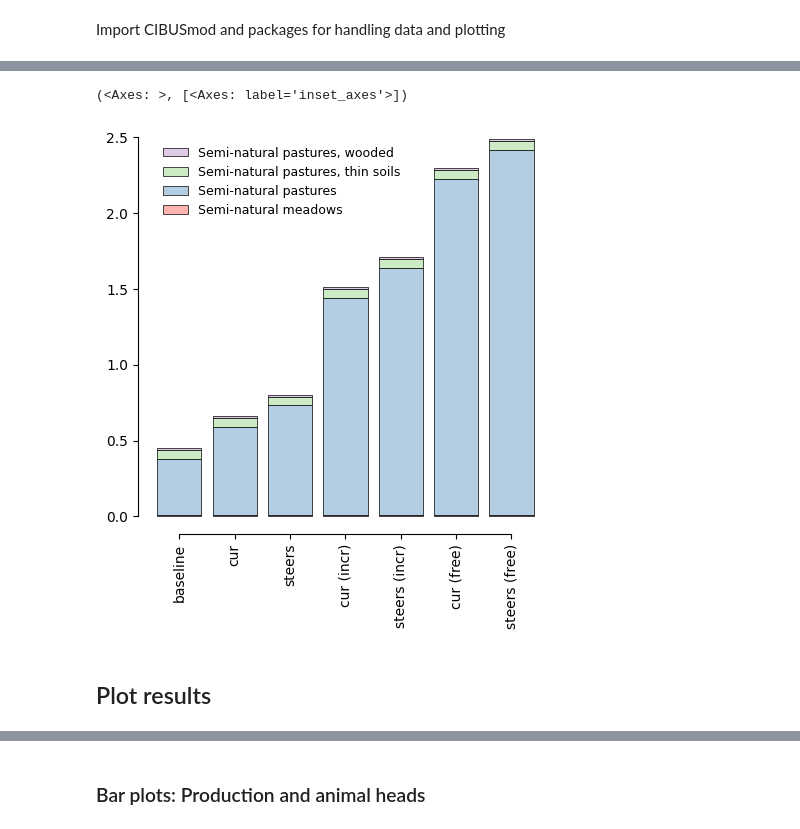
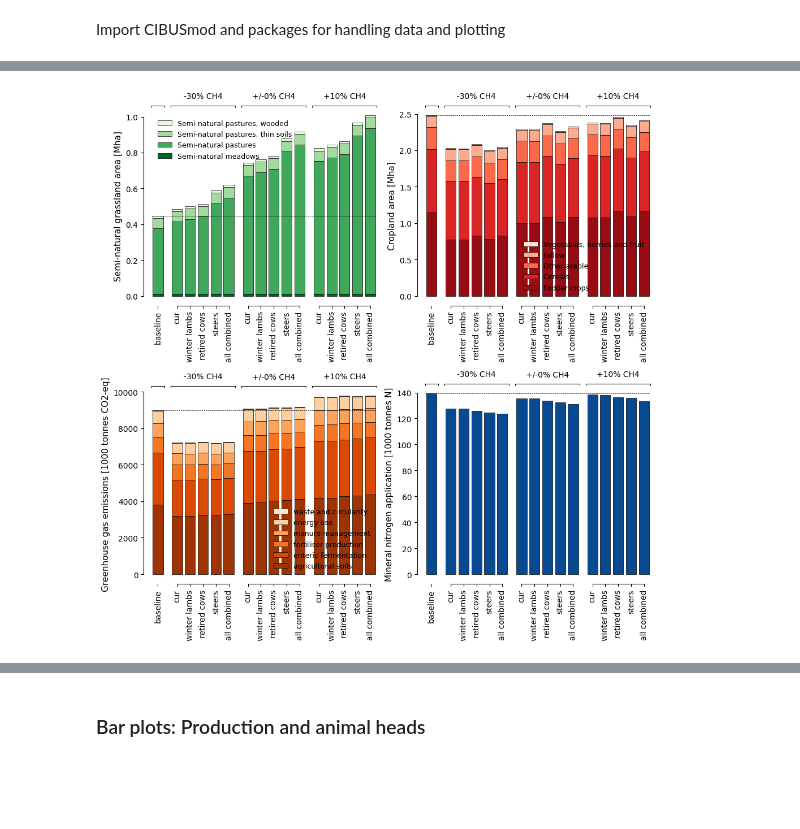
Before and after one commit to karlssonjo/seminatgrass, a Jupyter notebook: CIBUSmod_run.ipynb, the cells around one changed output, grey strips where cells are left out. Saved outputs shown, nothing was run; the diff lists cells and outputs as text; code cells hidden in the pictures; blank space fills up the shorter version.

```diff
--- a/CIBUSmod_run.ipynb
+++ b/CIBUSmod_run.ipynb
@@ -311,19 +137,72 @@ Name: semi-natural grasslands, dtype: float64
 # %%
-fig, ax = plt.subplots(figsize=(5,5))
+fig, axs = plt.subplots(2,2, figsize=(10,10))
+
+ax=axs[0,0]
 plot_data = (
     session.get_attr('c','area',{'crop':['land_use',None]})
-    .droplevel('year')
     .loc[:,'semi-natural grasslands']
+    .rename(rename_years)
+)/1000000
+sort = plot_data.sum(axis=1).sort_values().index
+
+cm.plot.bar(
+    plot_data.loc[sort],
+    ax=ax,
+    group_levels='year',
+    sort_xlabels=False,
+    sort_groups=False,
+    cmap='Greens',
+    ylabel='Semi-natural grassland area [Mha]'
+)
+ax.axhline(plot_data.loc[('baseline','')].sum(), c='black', linewidth=0.5, linestyle='--')
+
+ax = axs[0,1]
+plot_data = (
+    session.get_attr('c','area',{'crop':['land_use','crop_group2']})
+    .loc[:,'cropland']
+    .rename(rename_years)
 )/1000000
 cm.plot.bar(
-    plot_data,
+    plot_data.loc[sort],
     ax=ax,
-    sort_xlabels=False,
-    sort_groups=False,
-    cmap='Pastel1'
+    sort_categories=True,
+    group_levels='year',
+    cmap='Reds',
+    ylabel='Cropland area [Mha]'
 )
+ax.axhline(plot_data.loc[('baseline','')].sum(), c='black', linewidth=0.5, linestyle='--')
+
+
+ax = axs[1,0]
+plot_data = (
+    cm.get_GHG(session, CO2eq = True)
+    .T.groupby('process').sum().T
+    .rename(rename_years)
+)/1000000
+cm.plot.bar(
+    plot_data.loc[sort],
+    ax=ax,
+    sort_categories=True,
+    group_levels='year',
+    cmap='Oranges',
+    ylabel='Greenhouse gas emissions [1000 tonnes CO2-eq]'
+)
+ax.axhline(plot_data.loc[('baseline','')].sum(), c='black', linewidth=0.5, linestyle='--')
+
+
+ax = axs[1,1]
+plot_data = session.get_attr('c','fertiliser.mineral_N', 'none').rename(rename_years)/1000000
+cm.plot.bar(
+    plot_data.loc[sort],
+    ax=ax,
+    sort_categories=True,
+    group_levels='year',
+    cmap='Blues',
+    ylabel='Mineral nitrogen application [1000 tonnes N]'
+)
+ax.axhline(plot_data.loc[('baseline','')].sum(), c='black', linewidth=0.5, linestyle='--')
+
+plt.tight_layout()
+plt.show()
 # %% [output]
-(<Axes: >, [<Axes: label='inset_axes'>])
-[figure, old version]
+[figure, new version]
-# %% [markdown]
-## Plot results
```
Also changed, not shown: parts of 48 cells of this notebook, 5 other files.
